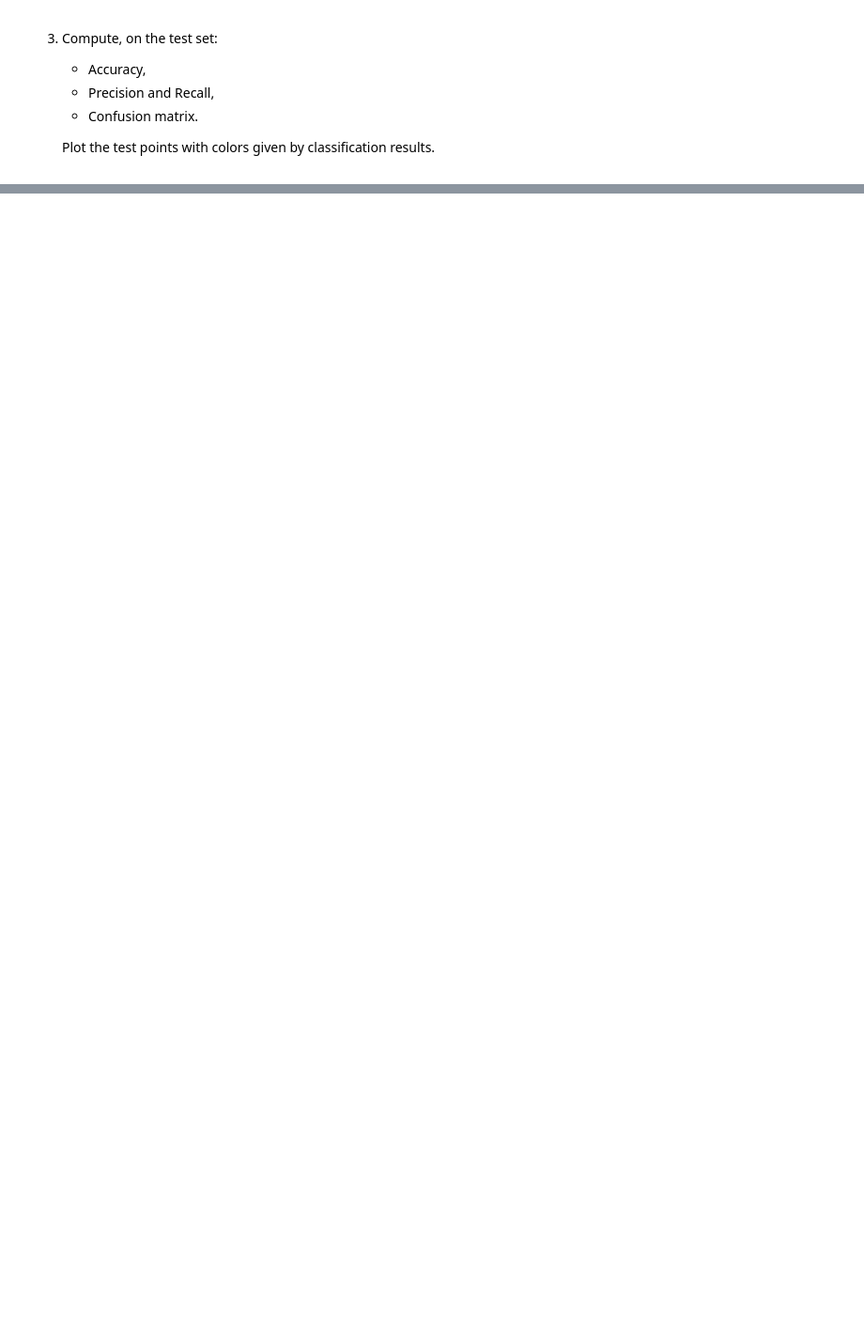
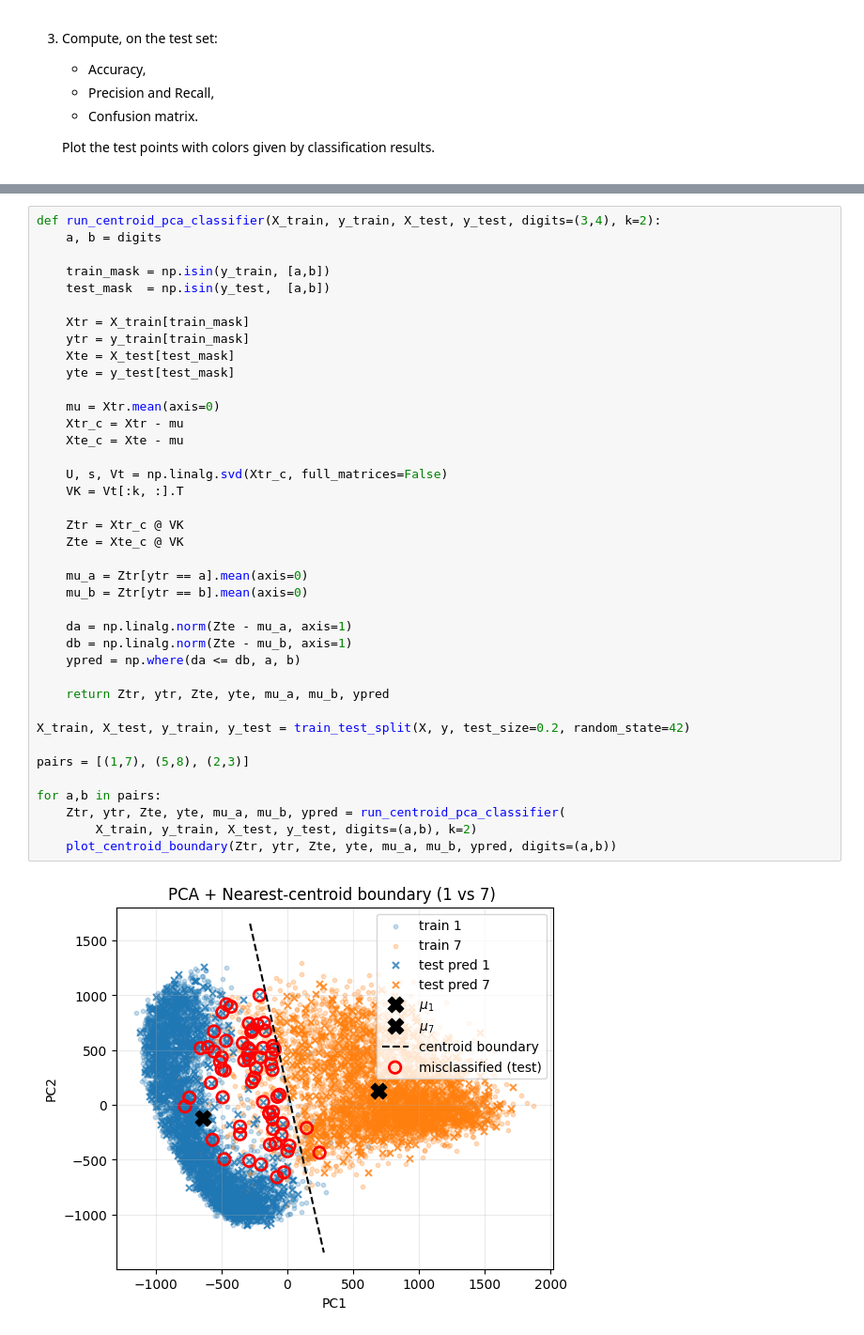
Before and after one commit to annalisapol/smm-course, a Jupyter notebook: homeworks/hw4/hw4.ipynb, the cells around one changed output, grey strips where cells are left out. Shown at 94% size. Cells and saved outputs as stored; diff of their text form; blank space fills up the shorter version.

```diff
--- a/homeworks/hw4/hw4.ipynb
+++ b/homeworks/hw4/hw4.ipynb
@@ -779,0 +869,41 @@ Centroid of class 4: [-684.32142999  -34.01105396]
+# %%
+def run_centroid_pca_classifier(X_train, y_train, X_test, y_test, digits=(3,4), k=2):
+    a, b = digits
+
+    train_mask = np.isin(y_train, [a,b])
+    test_mask  = np.isin(y_test,  [a,b])
+
+    Xtr = X_train[train_mask]
+    ytr = y_train[train_mask]
+    Xte = X_test[test_mask]
+    yte = y_test[test_mask]
+
+    mu = Xtr.mean(axis=0)
+    Xtr_c = Xtr - mu
+    Xte_c = Xte - mu
+
+    U, s, Vt = np.linalg.svd(Xtr_c, full_matrices=False)
+    VK = Vt[:k, :].T
+
+    Ztr = Xtr_c @ VK
+    Zte = Xte_c @ VK
+
+    mu_a = Ztr[ytr == a].mean(axis=0)
+    mu_b = Ztr[ytr == b].mean(axis=0)
+
+    da = np.linalg.norm(Zte - mu_a, axis=1)
+    db = np.linalg.norm(Zte - mu_b, axis=1)
+    ypred = np.where(da <= db, a, b)
+
+    return Ztr, ytr, Zte, yte, mu_a, mu_b, ypred
+
+X_train, X_test, y_train, y_test = train_test_split(X, y, test_size=0.2, random_state=42)
+
+pairs = [(1,7), (5,8), (2,3)]
+
+for a,b in pairs:
+    Ztr, ytr, Zte, yte, mu_a, mu_b, ypred = run_centroid_pca_classifier(
+        X_train, y_train, X_test, y_test, digits=(a,b), k=2)
+    plot_centroid_boundary(Ztr, ytr, Zte, yte, mu_a, mu_b, ypred, digits=(a,b))
+# %% [output]
+[figure, added]
```
Also changed, not shown: parts of 13 cells of this notebook.
